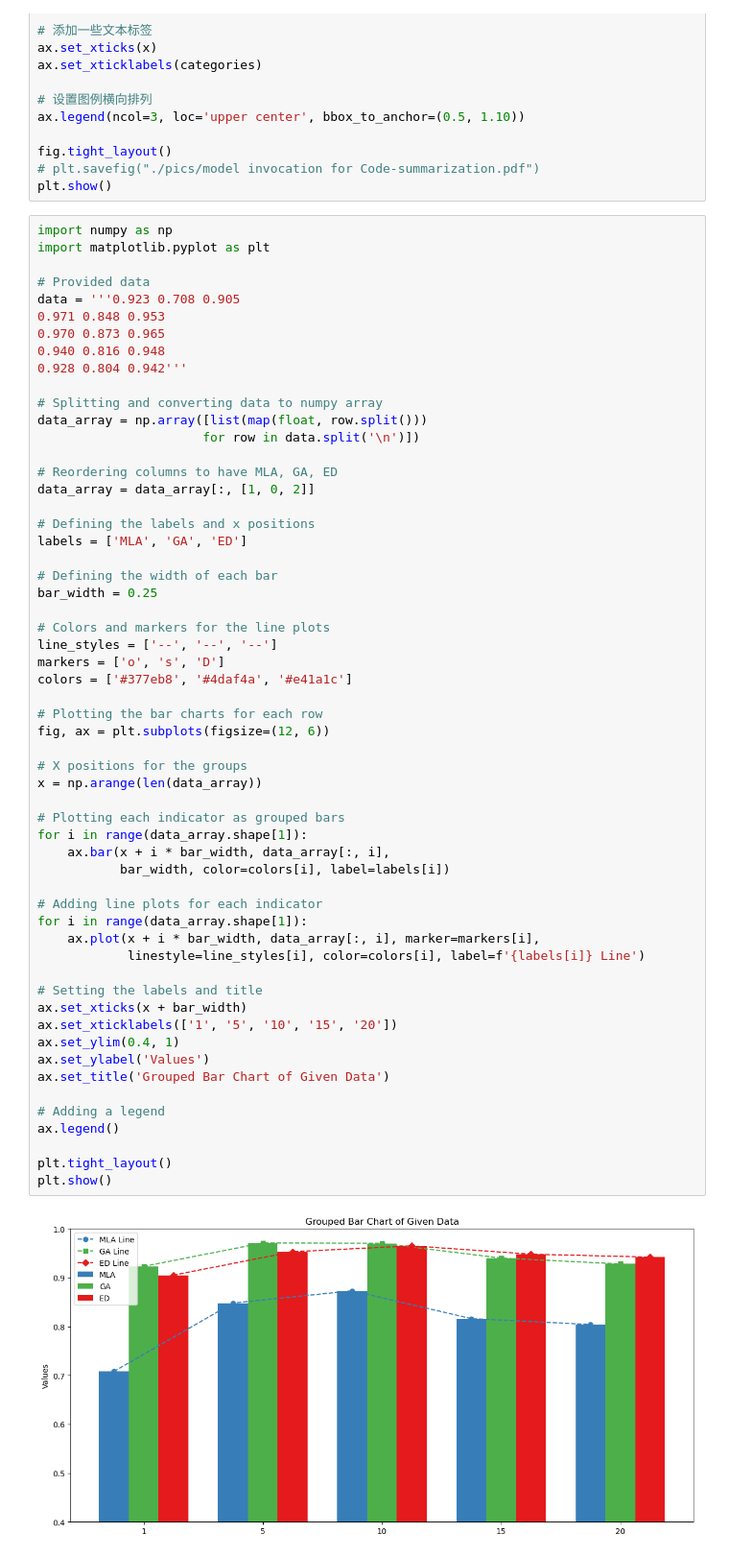
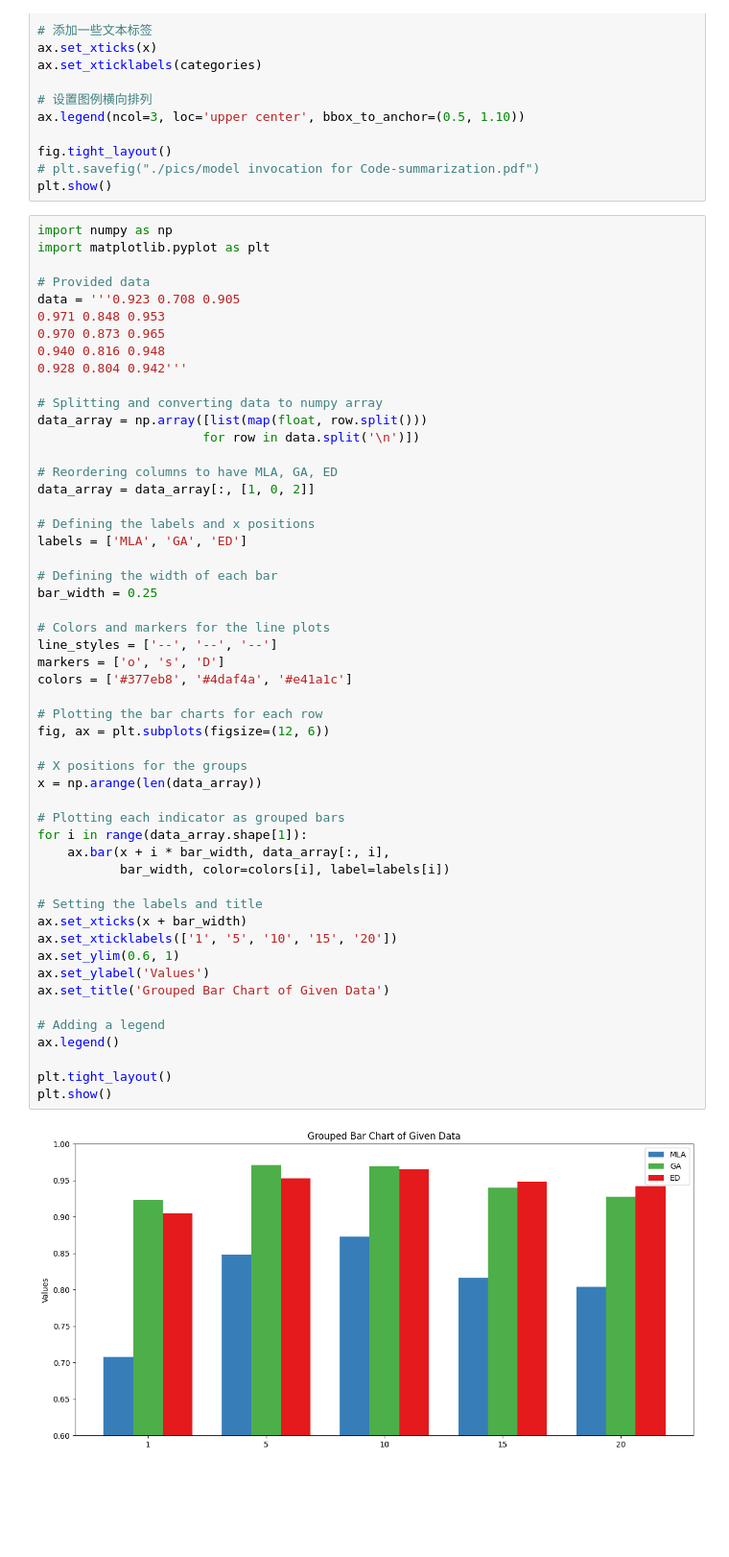
Before and after one commit to LogIntelligence/LogBatcher, a Jupyter notebook: draw.ipynb, the cells around one changed output. Shown at 96% size. Drawn from its saved outputs; the diff is of its cells as text; blank space fills up the shorter version.

```diff
--- a/draw.ipynb
+++ b/draw.ipynb
@@ -474,40 +474,35 @@ labels = ['MLA', 'GA', 'ED']
 bar_width = 0.25
 
 # Colors and markers for the line plots
 line_styles = ['--', '--', '--']
 markers = ['o', 's', 'D']
 colors = ['#377eb8', '#4daf4a', '#e41a1c']
 
 # Plotting the bar charts for each row
 fig, ax = plt.subplots(figsize=(12, 6))
 
 # X positions for the groups
 x = np.arange(len(data_array))
 
 # Plotting each indicator as grouped bars
 for i in range(data_array.shape[1]):
     ax.bar(x + i * bar_width, data_array[:, i],
            bar_width, color=colors[i], label=labels[i])
 
-# Adding line plots for each indicator
-for i in range(data_array.shape[1]):
-    ax.plot(x + i * bar_width, data_array[:, i], marker=markers[i],
-            linestyle=line_styles[i], color=colors[i], label=f'{labels[i]} Line')
-
 # Setting the labels and title
 ax.set_xticks(x + bar_width)
 ax.set_xticklabels(['1', '5', '10', '15', '20'])
-ax.set_ylim(0.4, 1)
+ax.set_ylim(0.6, 1)
 ax.set_ylabel('Values')
 ax.set_title('Grouped Bar Chart of Given Data')
 
 # Adding a legend
 ax.legend()
 
 plt.tight_layout()
 plt.show()
 # %% [output]
-[figure, old version]
+[figure, new version]
 # %%
 import matplotlib.pyplot as plt
 
```
Also changed, not shown: parts of 2 cells of this notebook, 2 other files.
